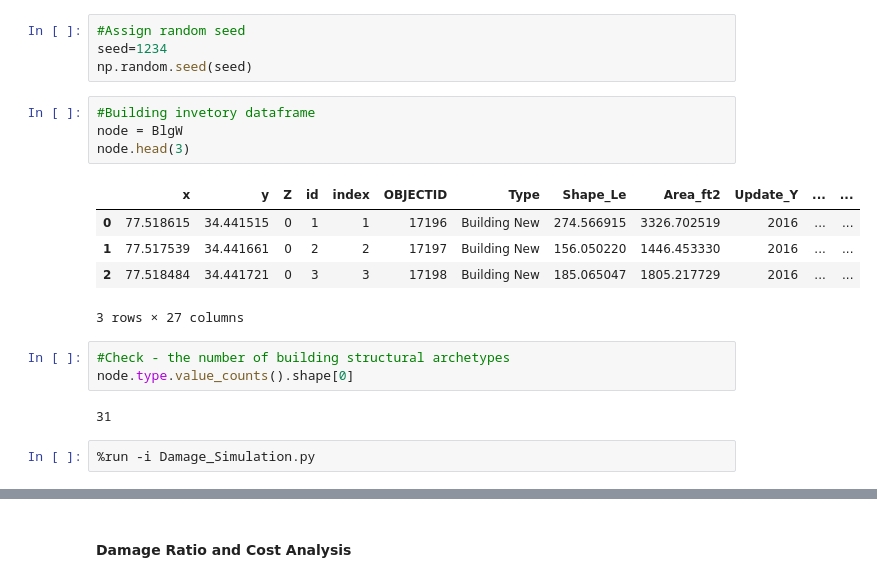
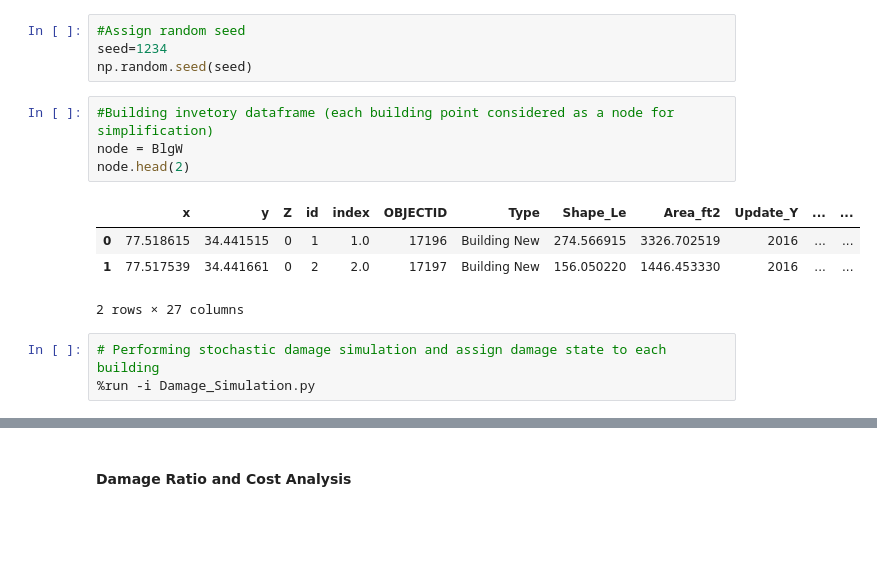
Before and after one commit to rxm562/SHRA, a Jupyter notebook: Scenario Hurricane Risk Analysis.ipynb, the cells around one changed output, grey strips where cells are left out. Cells and saved outputs as stored; diff of their text form; blank space fills up the shorter version.

```diff
--- a/Scenario Hurricane Risk Analysis.ipynb
+++ b/Scenario Hurricane Risk Analysis.ipynb
@@ -86,19 +95,14 @@ Text(0, 0.5, 'Wind Speed(mph)')
 seed=1234
 np.random.seed(seed)
 # %%
-#Building invetory dataframe
+#Building invetory dataframe (each building point considered as a node for simplification)
 node = BlgW
-node.head(3)
+node.head(2)
 # %% [output]
 |  | x | y | Z | id | index | OBJECTID | Type | Shape_Le | Area_ft2 | Update_Y | ... | ... |
-| 0 | 77.518615 | 34.441515 | 0 | 1 | 1 | 17196 | Building New | 274.566915 | 3326.702519 | 2016 | ... | ... |
-| 1 | 77.517539 | 34.441661 | 0 | 2 | 2 | 17197 | Building New | 156.050220 | 1446.453330 | 2016 | ... | ... |
-| 2 | 77.518484 | 34.441721 | 0 | 3 | 3 | 17198 | Building New | 185.065047 | 1805.217729 | 2016 | ... | ... |
+| 0 | 77.518615 | 34.441515 | 0 | 1 | 1.0 | 17196 | Building New | 274.566915 | 3326.702519 | 2016 | ... | ... |
+| 1 | 77.517539 | 34.441661 | 0 | 2 | 2.0 | 17197 | Building New | 156.050220 | 1446.453330 | 2016 | ... | ... |
-3 rows × 27 columns
+2 rows × 27 columns
-# %%
-#Check - the number of building structural archetypes
-node.type.value_counts().shape[0]
-# %% [output]
-31
 # %%
+# Performing stochastic damage simulation and assign damage state to each building
 %run -i Damage_Simulation.py
```
Also changed, not shown: parts of 42 cells of this notebook, 4 other files.
